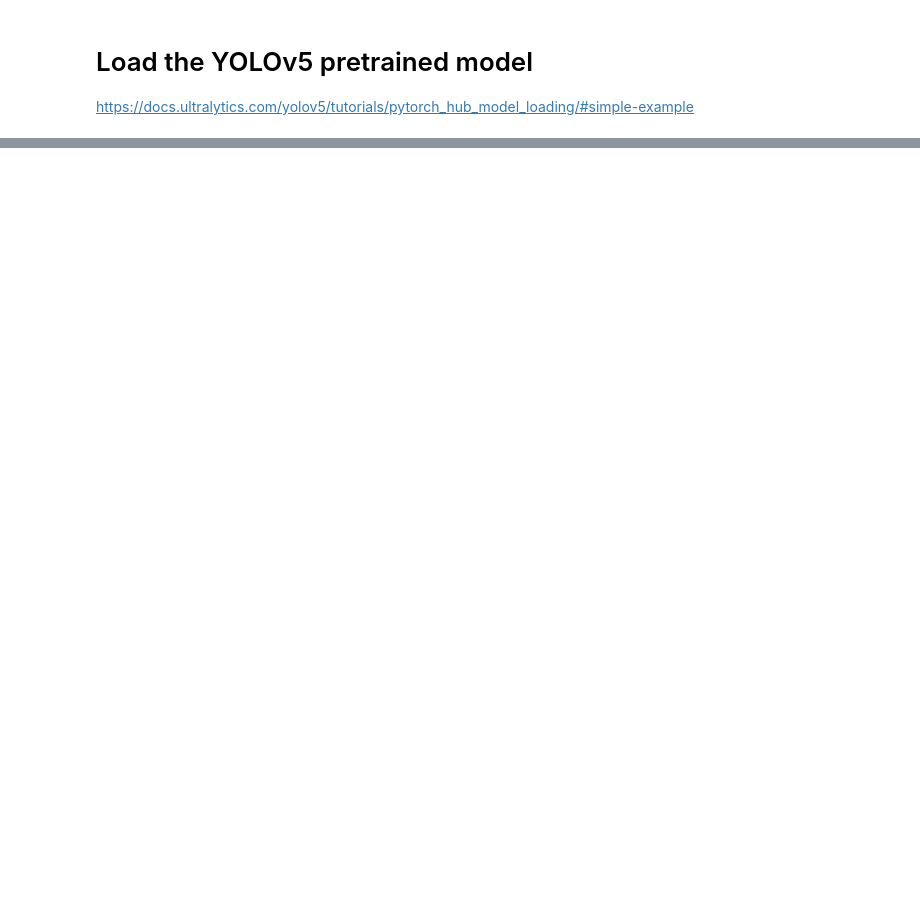
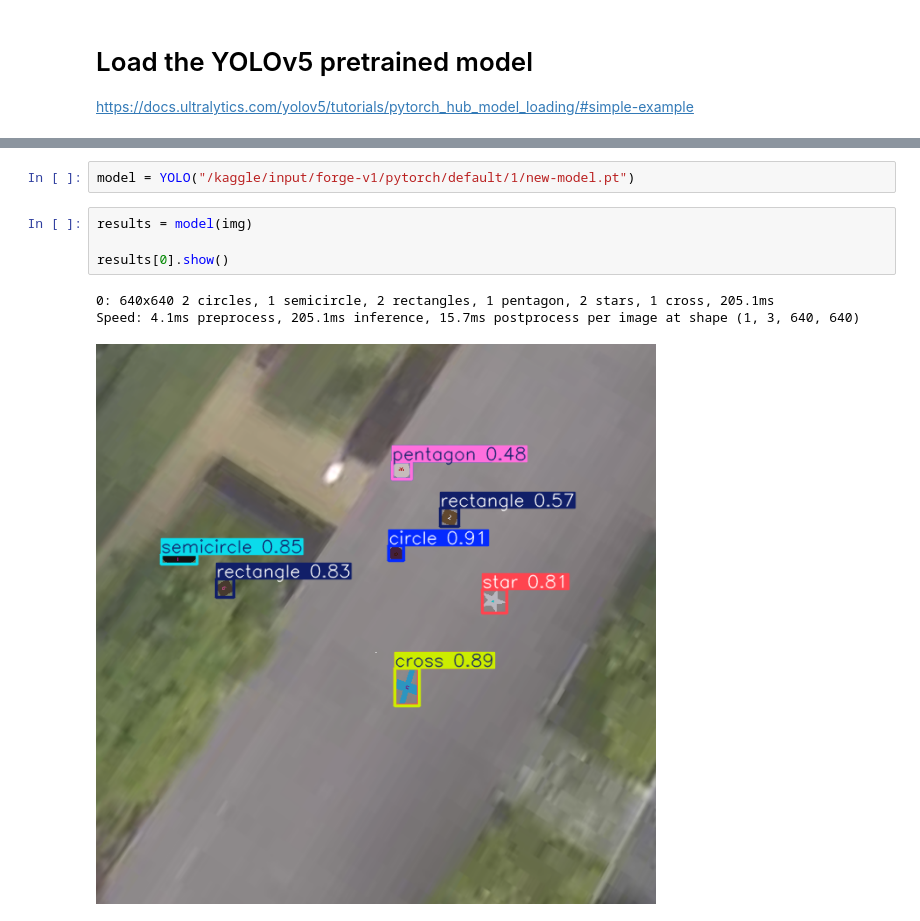
Before and after one commit to ofjuneskies/objectify, a Jupyter notebook: uav-forge-beta.ipynb, the cells around one changed output, grey strips where cells are left out. Saved outputs shown, nothing was run; the diff lists cells and outputs as text; blank space fills up the shorter version.

```diff
--- a/uav-forge-beta.ipynb
+++ b/uav-forge-beta.ipynb
@@ -293,0 +331,10 @@ Speed: 7.9ms pre-process, 235.6ms inference, 15.4ms NMS per image at shape (1, 3
+# %%
+model = YOLO("/kaggle/input/forge-v1/pytorch/default/1/new-model.pt")
+# %%
+results = model(img)
+
+results[0].show()
+# %% [output]
+0: 640x640 2 circles, 1 semicircle, 2 rectangles, 1 pentagon, 2 stars, 1 cross, 205.1ms
+Speed: 4.1ms preprocess, 205.1ms inference, 15.7ms postprocess per image at shape (1, 3, 640, 640)
+[figure, added]
```
Also changed, not shown: parts of 15 cells of this notebook.
